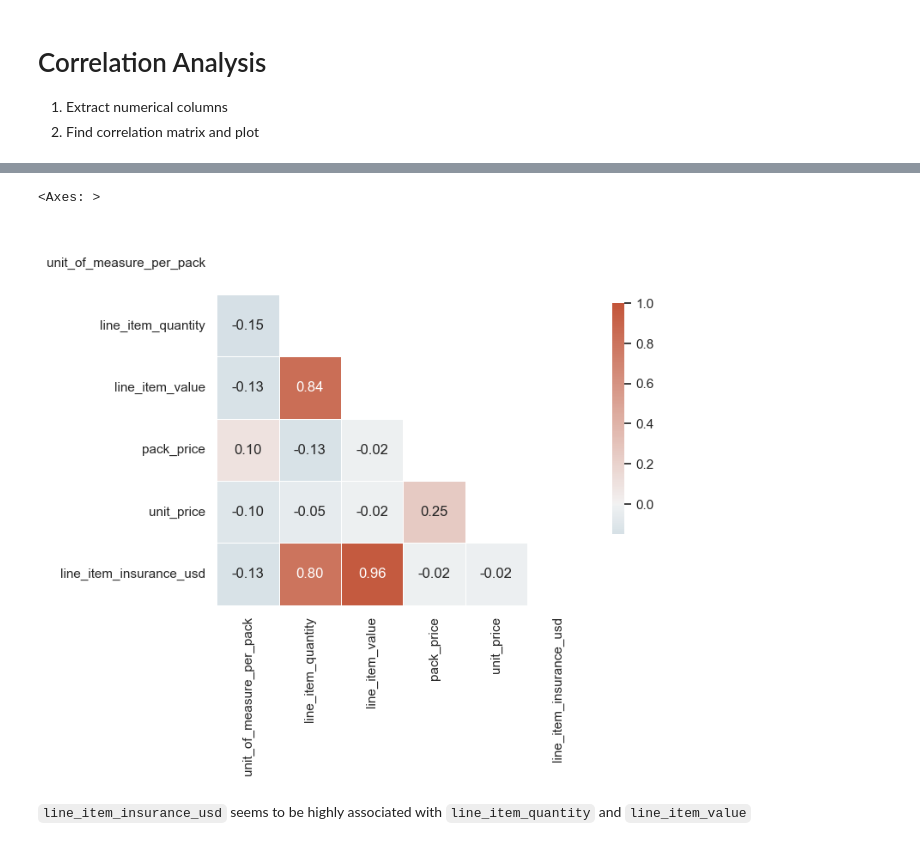
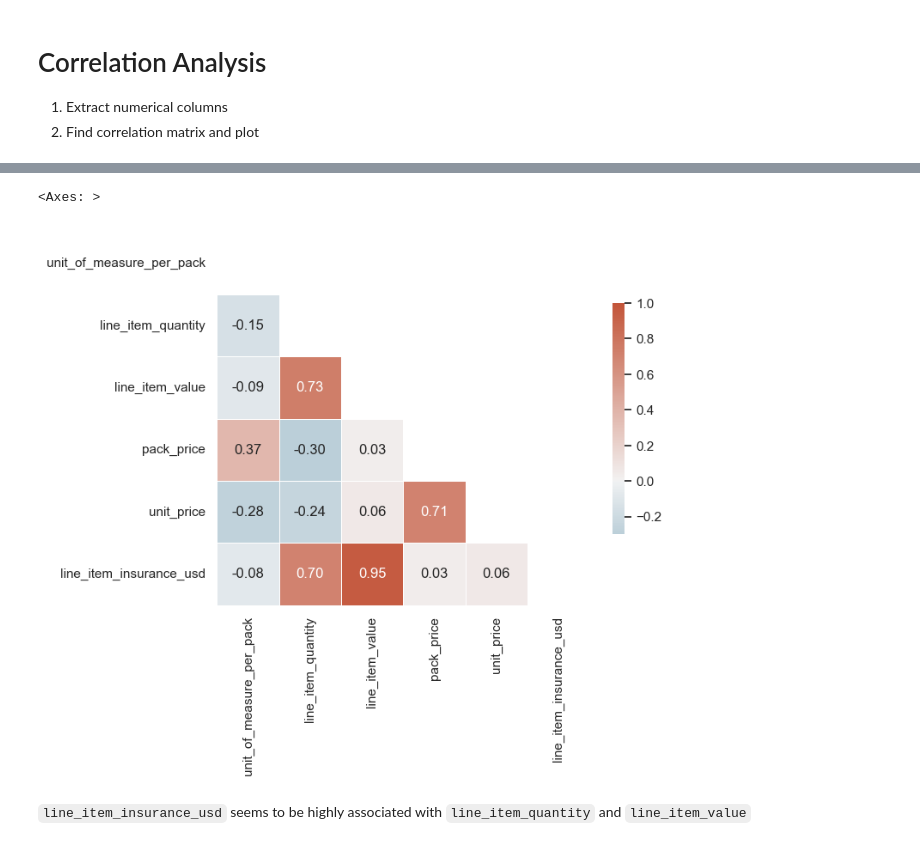
Before and after one commit to chriztopherton/DATA240, a Jupyter notebook: notebooks/supply_chain_eda.ipynb, the cells around one changed output, grey strips where cells are left out. Drawn from its saved outputs; the diff is of its cells as text; code cells hidden in the pictures.

```diff
--- a/notebooks/supply_chain_eda.ipynb
+++ b/notebooks/supply_chain_eda.ipynb
@@ -51,6 +52,9 @@ data = data.reset_index(drop=True)
 # drop potentially duplicated rows
 data = data.drop_duplicates()
 
+numerics = ['int16', 'int32', 'int64', 'float16', 'float32', 'float64']
+numerics_cols = data.select_dtypes(include=numerics).columns.tolist()
+
 
 #read in pqr dataset and clean header names
 # pqr = pd.read_csv("../data/SearchTransactionData1.csv")
@@ -83,3 +69,6 @@ NameError: name 'pqr' is not defined
+# %%
+data['po_sent_to_vendor_date'] = data['po_sent_to_vendor_date'].replace('N/A - From RDC',np.nan).replace('Date Not Captured',np.nan)
+data['pq_first_sent_to_client_date'] = data['pq_first_sent_to_client_date'].replace('Pre-PQ Process',np.nan).replace('Date Not Captured',np.nan)
 # %% [markdown]
 # Assess data quality, type conversions, cardinality & missing values proportions, and invalid fields
 # %% [markdown]
@@ -140,8 +129,8 @@ Observations:
     < insert explanation here>
 # %%
 # replace invalid fields with nulls for date columns
-data['po_sent_to_vendor_date'] = data['po_sent_to_vendor_date'].replace(['Date Not Captured', 'N/A - From RDC'],np.nan)
-data['pq_first_sent_to_client_date'] = data['po_sent_to_vendor_date'].replace(['Date Not Captured', 'Pre-PQ Process'],np.nan)
+# data['po_sent_to_vendor_date'] = data['po_sent_to_vendor_date'].replace(['Date Not Captured', 'N/A - From RDC'],np.nan)
+# data['pq_first_sent_to_client_date'] = data['pq_first_sent_to_client_date'].replace(['Date Not Captured', 'Pre-PQ Process'],np.nan)
 
 
 date_cols = ['po_sent_to_vendor_date',
@@ -449,0 +437,21 @@ Likewise, since a PQ # can have many possible associated dates, missing dates ca
+# %%
+def drop_outliers_IQR(df,col):
+   q1=df[col].quantile(0.25)
+   q3=df[col].quantile(0.75)
+   IQR=q3-q1
+   non_outliers = df[~((df[col]<(q1-1.5*IQR)) | (df[col]>(q3+1.5*IQR)))]
+   return non_outliers
+
+data_drop_outliers = data.copy()
+
+print("original shape:", data_drop_outliers.shape,'\n')
+
+for c in numerics_cols:
+
+   outliers = find_outliers_IQR(data[c])
+   print("number of outliers: "+ str(len(outliers)))
+   print("max outlier value: "+ str(outliers.max()),"min outlier value: "+ str(outliers.min()))
+
+   data_drop_ol = drop_outliers_IQR(data_drop_outliers,c)
+   print(f"after dropping outliers for {c}:", data_drop_ol.shape,'\n')
+   data_drop_outliers = data_drop_ol
@@ -470,24 +494,24 @@ data.select_dtypes(include=numerics).corr()
 # %%
 sns.set_theme(style="white")
 
 # Compute the correlation matrix
-corr = data.select_dtypes(include=numerics).corr()
+corr = data_drop_outliers[numerics_cols].corr()
 
 # Generate a mask for the upper triangle
 mask = np.triu(np.ones_like(corr, dtype=bool))
 
 # Set up the matplotlib figure
 f, ax = plt.subplots(figsize=(7, 7))
 
 # Generate a custom diverging colormap
 cmap = sns.diverging_palette(230, 20, as_cmap=True)
 
 # Draw the heatmap with the mask and correct aspect ratio
 sns.heatmap(corr, mask=mask, cmap=cmap, vmax=1, center=0,annot=True,fmt=".2f",
             square=True, linewidths=.5, cbar_kws={"shrink": .5})
 # %% [output]
 <Axes: >
-[figure, old version]
+[figure, new version]
 # %% [markdown]
 `line_item_insurance_usd` seems to be highly associated with `line_item_quantity` and `line_item_value`
 # %% [markdown]
```
Also changed, not shown: parts of 43 cells of this notebook.
